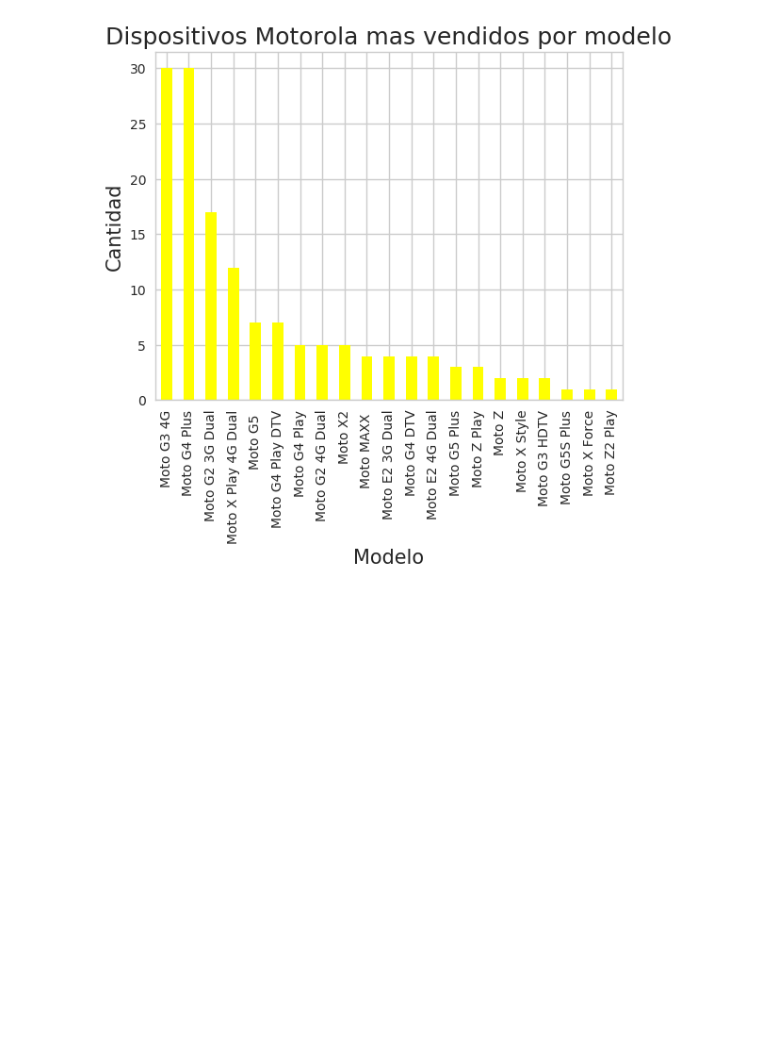
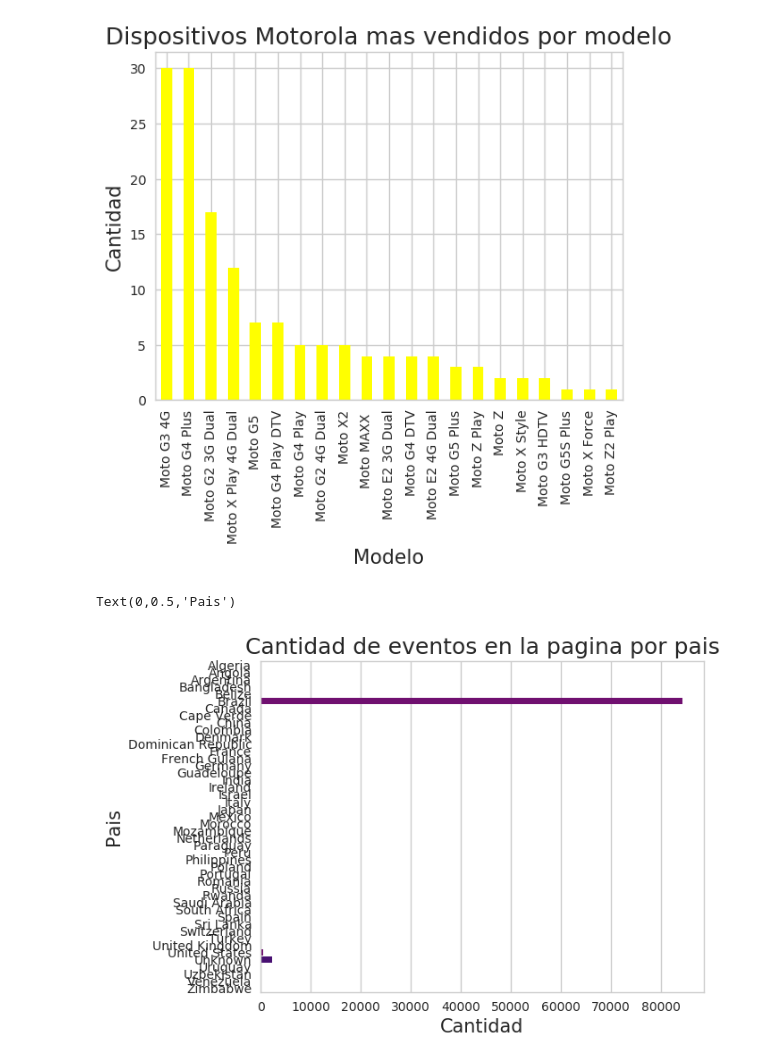
Before and after one commit to EugeFranchi/TP1_Datos, a Jupyter notebook: TpDatos.ipynb, the cells around one changed output. Drawn from its saved outputs; the diff is of its cells as text; code cells hidden in the pictures; blank space fills up the shorter version.

```diff
--- a/TpDatos.ipynb
+++ b/TpDatos.ipynb
@@ -91,3 +91,16 @@ Text(0.5,0,'Modelo')
 Agego las columnas año, mes y dia.
 '''
 dataframe['año'],dataframe['mes'],dataframe['dia']= dataframe['timestamp'].str.split(' ').str[0].str.split('-').str
+# %%
+'''
+Grafico de barras de eventos en la pagina por pais.
+'''
+
+ingresoPorPais = dataframe.filter(items = ['country','event']).groupby('country').count()['event']
+g = sns.barplot(x=ingresoPorPais.values, y=ingresoPorPais.index, orient='h',palette=['red','orange','yellow','green','blue','purple','indigo'])
+g.set_title("Cantidad de eventos en la pagina por pais", fontsize=18)
+g.set_xlabel("Cantidad", fontsize=15)
+g.set_ylabel("Pais", fontsize=15)
+# %% [output]
+Text(0,0.5,'Pais')
+[figure, added]
```
Also changed, not shown: parts of 1 cell of this notebook.
